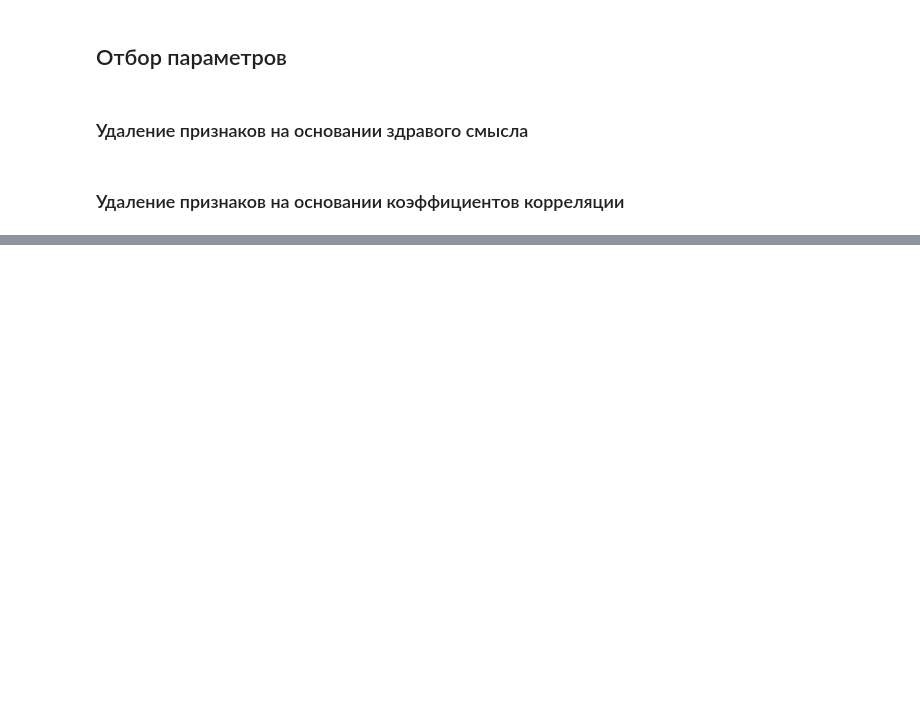
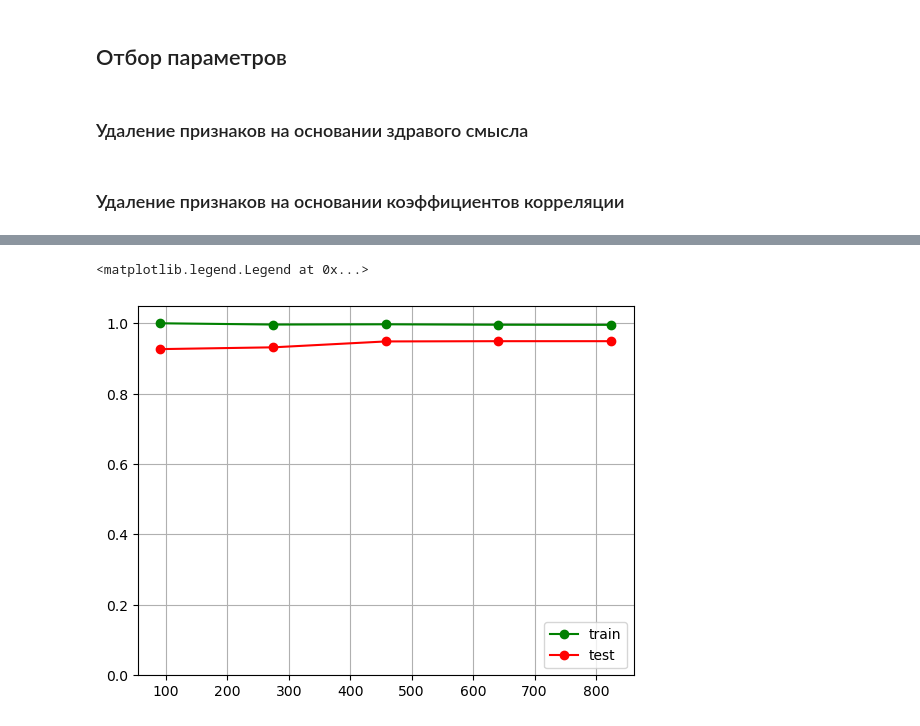
Before and after one commit to Maksim-Dostovalov/modelling-of-statistical-relations, a Jupyter notebook: dz-12/project.ipynb, the cells around one changed output, grey strips where cells are left out. Saved outputs shown, nothing was run; the diff lists cells and outputs as text; code cells hidden in the pictures; blank space fills up the shorter version.

```diff
--- a/dz-12/project.ipynb
+++ b/dz-12/project.ipynb
@@ -440,0 +502,9 @@ imp.head(23)
+# %%
+pylab.grid(True)
+pylab.plot(train_sizes, train_scores.mean(axis = 1), 'green', marker='o', label='train')
+pylab.plot(train_sizes, test_scores.mean(axis = 1), 'red', marker='o', label='test')
+pylab.ylim((0.0, 1.05))
+pylab.legend(loc='lower right')
+# %% [output]
+<matplotlib.legend.Legend at 0x...>
+[figure, added]
```
Also changed, not shown: parts of 21 cells of this notebook.
